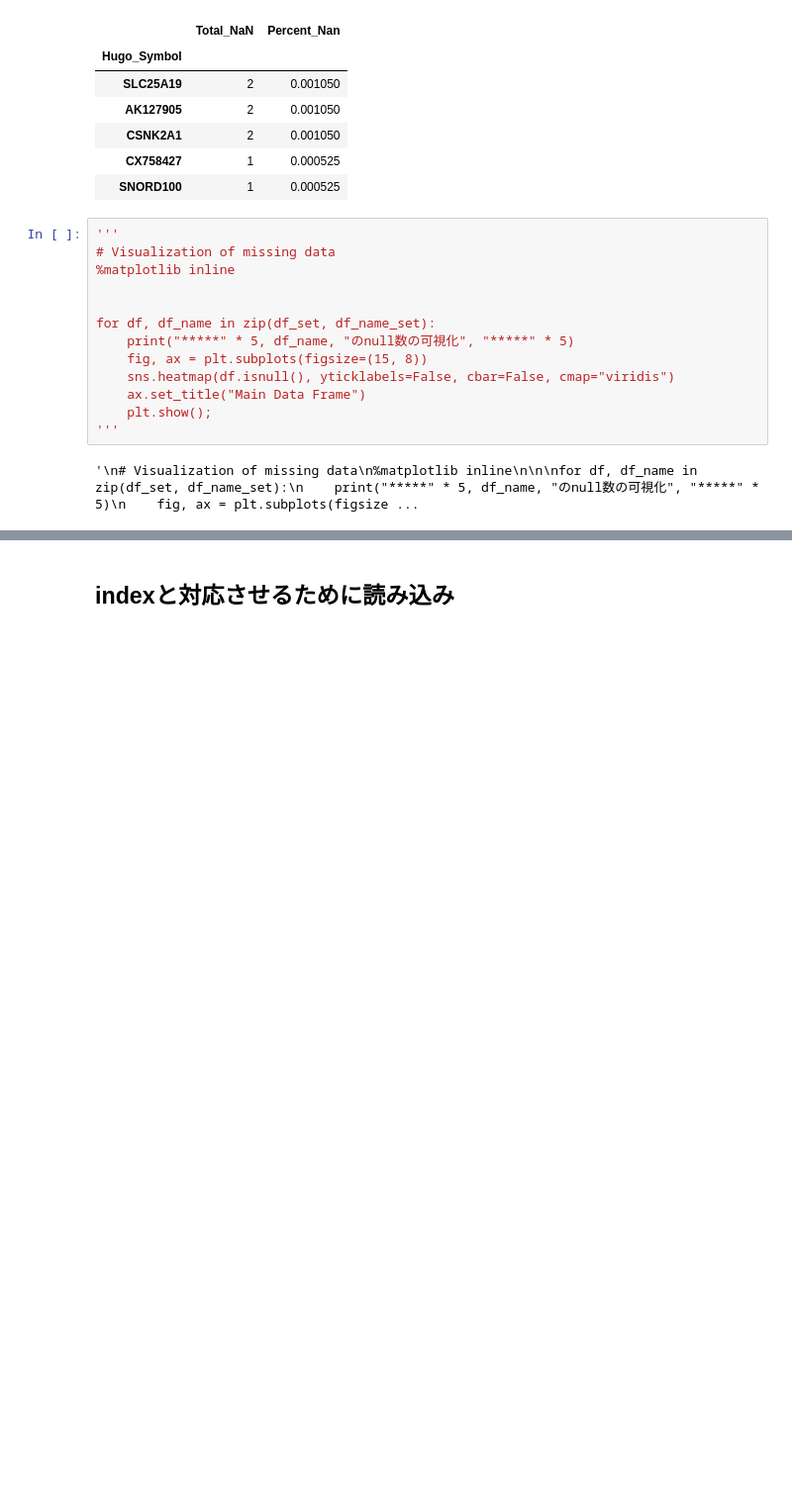
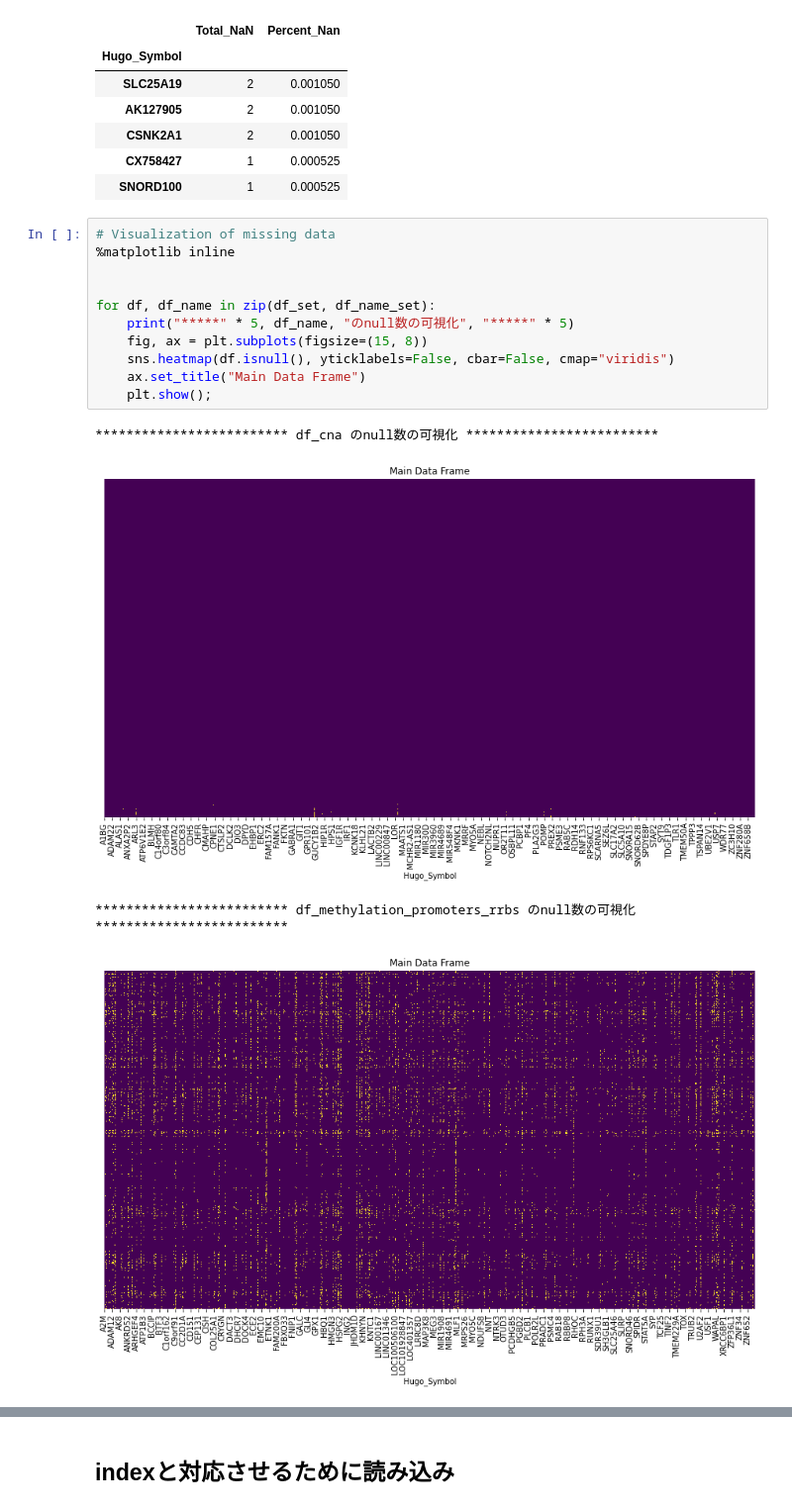
Before and after one commit to mono-clone/breast_cancer_analytics, a Jupyter notebook: notebooks/1.1-EDA_genes.ipynb, the cells around one changed output, grey strips where cells are left out. Shown: that part at 99% size. Saved outputs shown, nothing was run; the diff lists cells and outputs as text; blank space fills up the shorter version.

```diff
--- a/notebooks/1.1-EDA_genes.ipynb
+++ b/notebooks/1.1-EDA_genes.ipynb
@@ -168,17 +170,18 @@ for df, df_name in zip(df_set, df_name_set):
 | CX758427 | 1 | 0.000525 |
 | SNORD100 | 1 | 0.000525 |
 # %%
-'''
 # Visualization of missing data
 %matplotlib inline
 
 
 for df, df_name in zip(df_set, df_name_set):
     print("*****" * 5, df_name, "のnull数の可視化", "*****" * 5)
     fig, ax = plt.subplots(figsize=(15, 8))
     sns.heatmap(df.isnull(), yticklabels=False, cbar=False, cmap="viridis")
     ax.set_title("Main Data Frame")
     plt.show();
-'''
 # %% [output]
-'\n# Visualization of missing data\n%matplotlib inline\n\n\nfor df, df_name in zip(df_set, df_name_set):\n    print("*****" * 5, df_name, "のnull数の可視化", "*****" * 5)\n    fig, ax = plt.subplots(figsize ...
+************************* df_cna のnull数の可視化 *************************
+[figure, added]
+************************* df_methylation_promoters_rrbs のnull数の可視化 *************************
+[figure, added]
```
Also changed, not shown: parts of 19 cells of this notebook, 4 other files.
